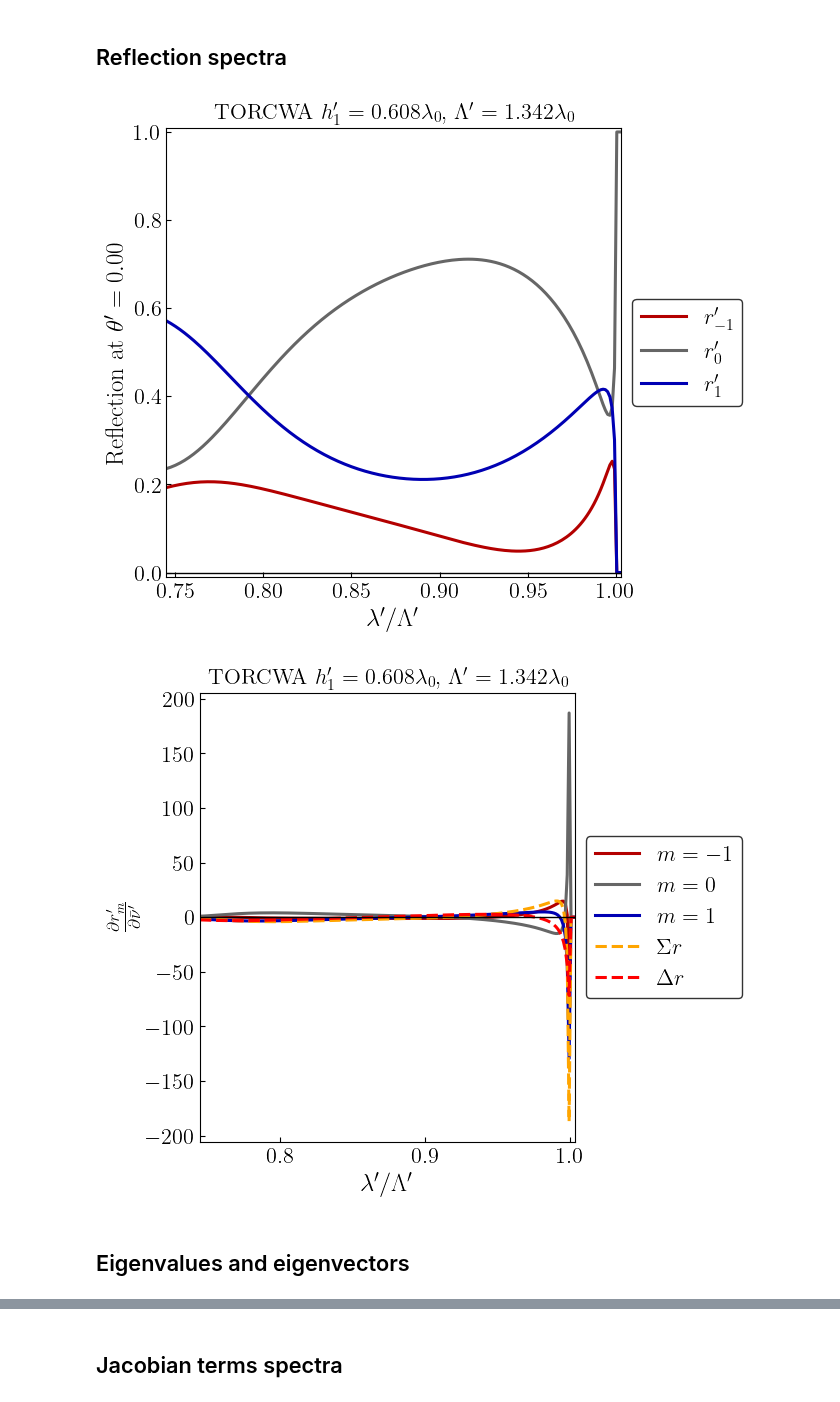
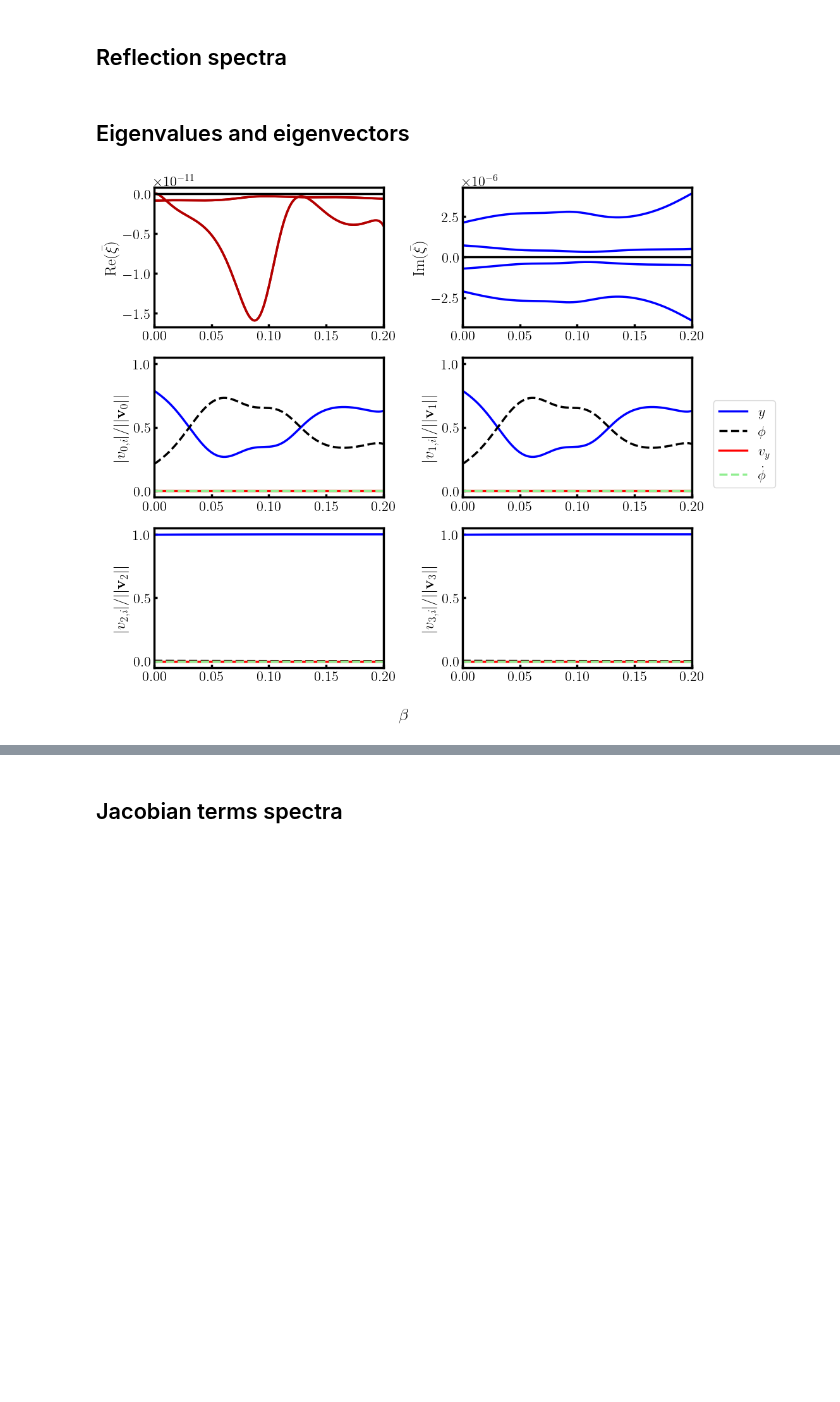
Before and after one commit to jadonylin/relativistic-lightsail-dynamics, a Jupyter notebook: Dynamics/plot_lsa_spectra.ipynb, the cells around one changed output, grey strips where cells are left out. Saved outputs shown, nothing was run; the diff lists cells and outputs as text; code cells hidden in the pictures; blank space fills up the shorter version.

Commit message:
Add correct normalised jacobian calculation

```diff
--- a/Dynamics/plot_lsa_spectra.ipynb
+++ b/Dynamics/plot_lsa_spectra.ipynb
@@ -54,22 +54,23 @@ colorvphi2 = "lightgreen"  #coral
 import autolib
 
 # runID = "PureTranslationOpt"
-runID = "Fasymp20_mirror"
-fname_preamble = '/Users/jlin0351/Library/CloudStorage/OneDrive-TheUniversityofSydney(Students)/Doppler Damping - Jadon Lin/Documentation/Data/relativistic-lightsail-dynamics'
+runID = "Fasymp20_fixed_gaussian_near_cutoff"
+fname_preamble = '/Users/jadonlin/Library/CloudStorage/OneDrive-TheUniversityofSydney(Students)/Doppler Damping - Jadon Lin/Documentation/Data/relativistic-lightsail-dynamics'
 I = 5e8
 final_speed = 20.
 speed_range = np.array([0.,final_speed])
 wavelength_range = np.array([1., 1./parameters.D1_ND([0.2,0.])])
 num_points = 200
+normalise = True  # Normalise the Jacobian
 
 # Calculate the linear stability information for the chosen grating whose eigenvectors
 # you wish to plot alongside the dynamics
 num_cores = 200
 maxtime = 1440
-output_opt_idx = 0
+output_opt_idx = 3
 
-pkl_fname = fname_preamble + f'/Optimisation/Jadon\'s results/Fasymp/final_speed{int(final_speed)}/maxtime{maxtime}/{runID}_FOM_optimisation_maxtime{maxtime}'
-# pkl_fname = fname_preamble + f'/Optimisation/Jadon\'s results/MdS npmin FoM/final_speed20/mirror/{runID}_FOM_optimisation_maxtime{maxtime}'
+# pkl_fname = fname_preamble + f'/Optimisation/Jadon\'s results/Fasymp/final_speed{int(final_speed)}/maxtime{maxtime}/{runID}_FOM_optimisation_maxtime{maxtime}'
+pkl_fname = fname_preamble + f'/Optimisation/Jadon\'s results/Fasymp/final_speed{int(final_speed)}/maxtime{maxtime}/fixed_gaussian_near_cutoff/{runID}_FOM_optimisation_maxtime{maxtime}'
 _, _, grating = opt.extract_opt(pkl_fname, num_processes=num_cores, output_opt_idx=output_opt_idx)
 grating.npa = autolib.AutoLib('torch', device='cpu', precision='double')  # twobox.npa isn't saved during optimisation, must set manually
 print(grating.params)
@@ -93,28 +94,22 @@ Average function evaluations per core: 2582
 # %% [markdown]
 ### Calculate lsa quantities
 # %%
-restoring_coeffs, damping_coeffs, real_eigvals, imag_eigvals, eigvec_moduli = dynplot.generate_lsa_spectrum(grating, speed_range, I, num_points, normalise=True)
+restoring_coeffs, damping_coeffs, real_eigvals, imag_eigvals, eigvec_moduli = dynplot.generate_lsa_spectrum(grating, speed_range, I, num_points, normalise=normalise)
 # %% [markdown]
 ## Reflection spectra
 # %%
-# r_fig, r_ax = grating.show_spectrum(0., "r", wavelength_range=wavelength_range, I=I, grad_method="grad")
-# PDangle_fig, PDangle_ax = grating.show_spectrum(0., "PDr", wavelength_range=wavelength_range, I=I, grad_method="grad")
-# PDwavelength_fig, PDwavelength_ax = grating.show_spectrum(0., "PDrlam", wavelength_range=wavelength_range, I=I,
-#                                                           grad_method="grad", show_freq_grad=True)
-r_fig, r_ax = grating.show_spectrum(0., "r", wavelength_range=[1.,1.346], I=I, grad_method="grad")
-PDwavelength_fig, PDwavelength_ax = grating.show_spectrum(0., "PDrlam", wavelength_range=[1.,1.346], I=I,
+r_fig, r_ax = grating.show_spectrum(0., "r", wavelength_range=wavelength_range, I=I, grad_method="grad")
+PDangle_fig, PDangle_ax = grating.show_spectrum(0., "PDr", wavelength_range=wavelength_range, I=I, grad_method="grad")
+PDwavelength_fig, PDwavelength_ax = grating.show_spectrum(0., "PDrlam", wavelength_range=wavelength_range, I=I,
                                                           grad_method="grad", show_freq_grad=True)
-# rangle_fig, rangle_ax = grating.show_angular_efficiency(theta_max=20., num_plot_points=100)
+rangle_fig, rangle_ax = grating.show_angular_efficiency(theta_max=20., num_plot_points=100)
 
 ftype = ".pdf"
 save_fname = fname_preamble + f"/Dynamics/{runID}"
 r_fig.savefig(save_fname+"_r"+ftype, bbox_inches="tight")
-# PDangle_fig.savefig(save_fname+"_PDr"+ftype, bbox_inches="tight")
+PDangle_fig.savefig(save_fname+"_PDr"+ftype, bbox_inches="tight")
 PDwavelength_fig.savefig(save_fname+"_PDrwavelength"+ftype, bbox_inches="tight")
-# rangle_fig.savefig(save_fname+"_rangle"+ftype, bbox_inches="tight")
+rangle_fig.savefig(save_fname+"_rangle"+ftype, bbox_inches="tight")
-# %% [output]
-[figure, removed]
-[figure, removed]
 # %% [markdown]
 ## Eigenvalues and eigenvectors
 # %%
@@ -125,36 +120,35 @@ eigvec_fig, axs = plt.subplots(3,2, figsize=(10,9))
 axs_flat = axs.flatten()
 axs_flat[0].plot(betas, real_eigvals, color=colorReal, linewidth=l_width)
 axs_flat[1].plot(betas, imag_eigvals, color=colorImag, linewidth=l_width)
 axs_flat[0].set_yscale('linear')
 axs_flat[1].set_yscale('linear')
 axs_flat[0].set(xlim=(betas[0],betas[-1]))
 axs_flat[1].set(xlim=(betas[0],betas[-1]))
-dynplot.show_standard_axes(axs_flat[0], None, xlabel=None, ylabel=r"$\Re(\xi)$ (s$^{-1}$)", show_zero_line=True)
-dynplot.show_standard_axes(axs_flat[1], None, xlabel=None, ylabel=r"$\Im(\xi)$ (s$^{-1}$)", show_zero_line=True)
+dynplot.show_standard_axes(axs_flat[0], None, xlabel=None, ylabel=r"$\Re(\xi)$ (s$^{-1}$)" if not normalise else r"$\Re(\bar{\xi})$", show_zero_line=True)
+dynplot.show_standard_axes(axs_flat[1], None, xlabel=None, ylabel=r"$\Im(\xi)$ (s$^{-1}$)" if not normalise else r"$\Im(\bar{\xi})$", show_zero_line=True)
 
 axs_flat = axs_flat[2:]
 # axs_flat[1], axs_flat[2] = axs_flat[2], axs_flat[1]  # switch so that degenerate eigvec magnitudes are shown in columns
 for eigvec_idx, ax in enumerate(axs_flat):
     ax.plot(betas, eigvec_moduli[:,0,eigvec_idx], label=r"$y$", color=colorY2, linewidth=l_width)
     ax.plot(betas, eigvec_moduli[:,1,eigvec_idx], label=r"$\phi$", color=colorphi2, linewidth=l_width, linestyle="--")
     ax.plot(betas, eigvec_moduli[:,2,eigvec_idx], label=r"$v_y$", color=colorvY2, linewidth=l_width)
     ax.plot(betas, eigvec_moduli[:,3,eigvec_idx], label=r"$\dot{\phi}$", color=colorvphi2, linewidth=l_width, linestyle="--")
 
     if log_axis:
         ax.set(xlim=(betas[0],betas[-1]), ylim=(1e-9,1e1))
         ax.set_yscale('log')
     else:
         ax.set(xlim=(betas[0],betas[-1]), ylim=(-0.05,1.05))
     ax = dynplot.show_standard_axes(ax, None, xlabel=None, ylabel=rf"$|v_{{{eigvec_idx},i}}|/||\mathbf{{v}}_{{{eigvec_idx}}}||$", show_zero_line=False)
 
 
 eigvec_fig.supxlabel(r"$\beta$")
 handles, labels = ax.get_legend_handles_labels()
 leg = eigvec_fig.legend(handles, labels, loc='center right', bbox_to_anchor=(1.1,0.5))
 
-# print(imag_eigvals[0:10,:])
-# print(real_eigvals[0:10,:])
-
 ftype = ".pdf"
-save_fname = fname_preamble + f"/Dynamics/{runID}_eigen" + ftype
+save_fname = fname_preamble + f"/Dynamics/{runID}_eigen_normalise{normalise}" + ftype
 eigvec_fig.savefig(save_fname, bbox_inches="tight")
+# %% [output]
+[figure, added]
```
Also changed, not shown: parts of 7 cells of this notebook, 1 other file.
